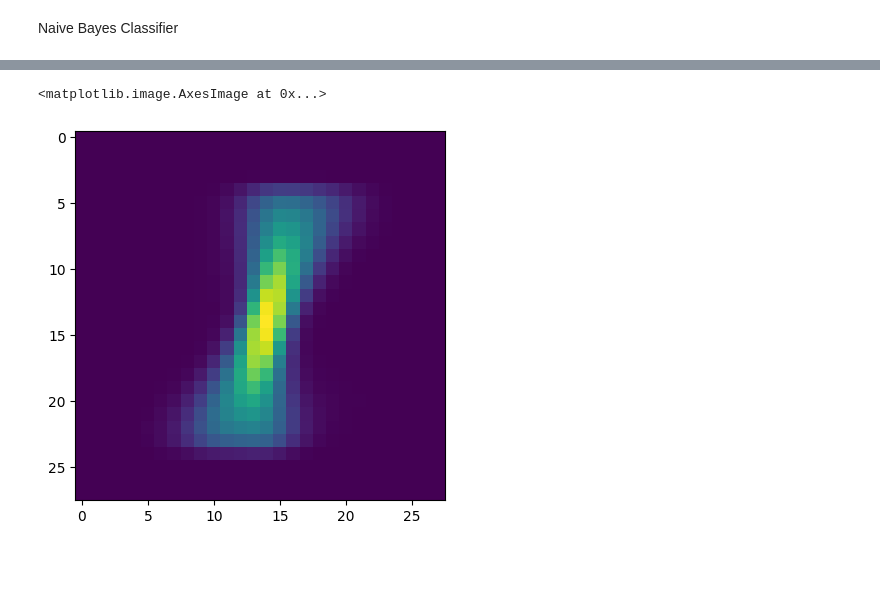
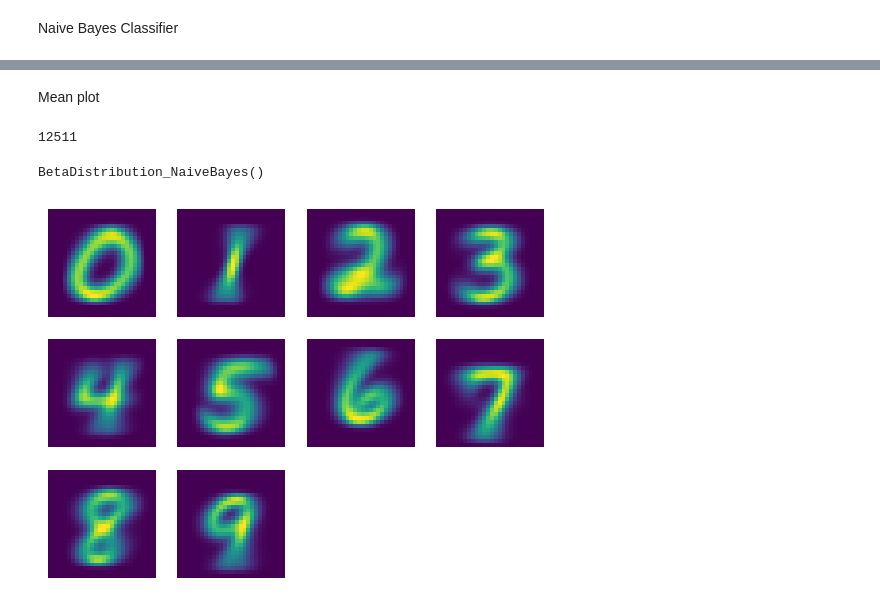
Before and after one commit to Lotto98/Discriminative-and-Generative-Classifiers, a Jupyter notebook: naive_bayes.ipynb, the cells around one changed output, grey strips where cells are left out. Drawn from its saved outputs; the diff is of its cells as text; code cells hidden in the pictures; blank space fills up the shorter version.

```diff
--- a/naive_bayes.ipynb
+++ b/naive_bayes.ipynb
@@ -37,9 +35,20 @@ plot_confusion_matrix(test_y,pred_y)
-# %%
-import matplotlib.pyplot as plt
-
-prova=model.parameter_per_class[1]["Beta_means"]
-
-plt.imshow(prova.reshape(28, 28))
-# %% [output]
-<matplotlib.image.AxesImage at 0x...>
-[figure, removed]
+# %% [markdown]
+Mean plot
+# %%
+X=pd.read_csv('dataset/X.csv')
+y=pd.read_csv('dataset/y.csv')
+
+train_X,test_X,train_y,test_y=train_test_split(X,y,test_size=10000,random_state=42)
+
+del X,y
+gc.collect()
+# %% [output]
+12511
+# %%
+model.fit(train_X,train_y)
+# %% [output]
+BetaDistribution_NaiveBayes()
+# %%
+model.mean_plot()
+# %% [output]
+[figure, added]
```
Also changed, not shown: parts of 7 cells of this notebook, 3 other files.
